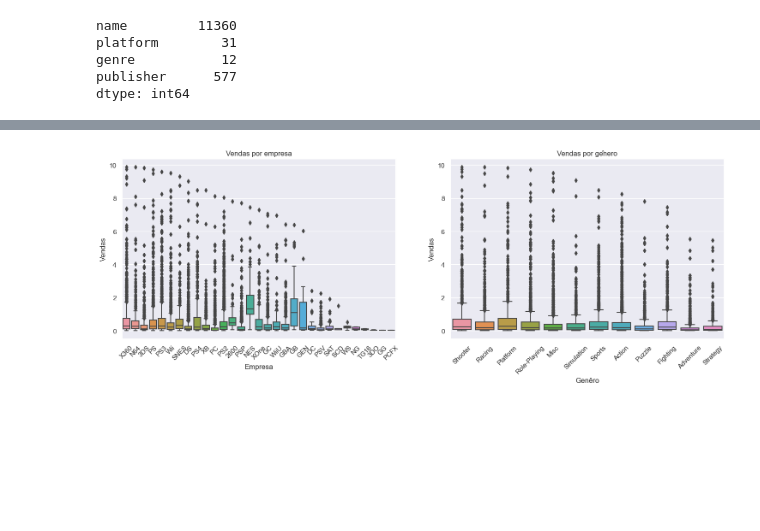
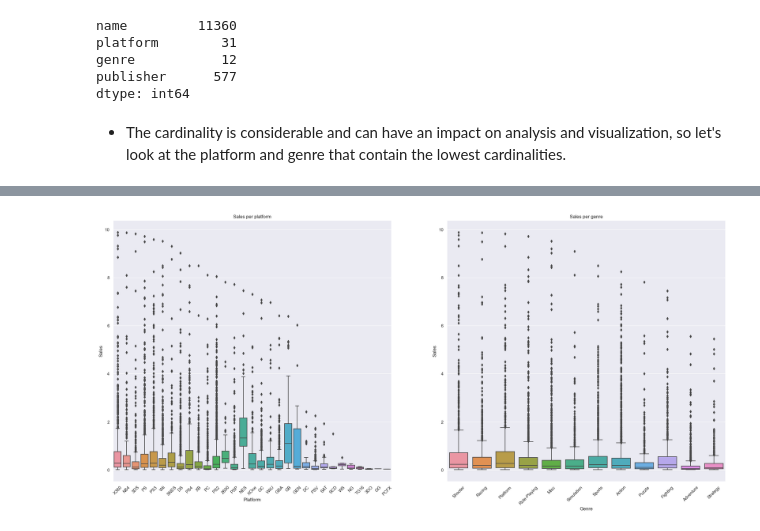
Before and after one commit to SamuelOliveirads/video-games-analysis, a Jupyter notebook: notebooks/v1.0-data-description.ipynb, the cells around one changed output, grey strips where cells are left out. Cells and saved outputs as stored; diff of their text form; code cells hidden in the pictures; blank space fills up the shorter version.

Commit message:
games-analysis (docs): add comments and insights

```diff
--- a/notebooks/v1.0-data-description.ipynb
+++ b/notebooks/v1.0-data-description.ipynb
@@ -45,9 +47,9 @@ video_game_data.head()
 # %% [markdown]
 ## 1.1 Rename Columns
 # %%
-snake_case = lambda x: inflection.underscore(x)
+snakecase = lambda x: inflection.underscore(x)
 
-video_game_data.columns = [snake_case(column) for column in video_game_data.columns]
+video_game_data.columns = [snakecase(column) for column in video_game_data.columns]
 # %% [markdown]
 ## 1.2 Data Dimension
 # %%
@@ -82,6 +84,6 @@ dtype: float64
 # %%
 video_game_data = video_game_data.dropna(subset=['year'])
-video_game_data['publisher'].fillna('outra_editora', inplace=True)
+video_game_data['publisher'].fillna('others_publishers', inplace=True)
 
 video_game_data.isna().sum() / video_game_data.shape[0] * 100
 # %% [output]
@@ -180,24 +201,26 @@ platform        31
 genre           12
 publisher      577
 dtype: int64
+# %% [markdown]
+- The cardinality is considerable and can have an impact on analysis and visualization, so let's look at the platform and genre that contain the lowest cardinalities.
 # %%
 aux = video_game_data.copy()
-# existem bastante outliers, portanto vamos criar um zoom no gráfico
+# There are a lot of outliers, so let's zoom in on the graph
 aux = aux[aux['global_sales'] < 10]
 
-plt.subplot(2, 3, 1)
+plt.subplot(1, 2, 1)
 sns.boxplot(x='platform', y='global_sales', data=aux)
-plt.title('Vendas por empresa')
-plt.xlabel('Empresa')
-plt.ylabel('Vendas')
+plt.title('Sales per platform')
+plt.xlabel('Platform')
+plt.ylabel('Sales')
 plt.xticks(rotation=45)
 
-plt.subplot(2, 3, 2)
+plt.subplot(1, 2, 2)
 sns.boxplot(x='genre', y='global_sales', data=aux)
-plt.xlabel('Genêro')
-plt.ylabel('Vendas')
-plt.title('Vendas por gênero')
+plt.title('Sales per genre')
+plt.xlabel('Genre')
+plt.ylabel('Sales')
 plt.xticks(rotation=45);
 # %% [output]
 [interactive output not drawn]
-[figure, old version]
+[figure, new version]
```
Also changed, not shown: parts of 17 cells of this notebook.
